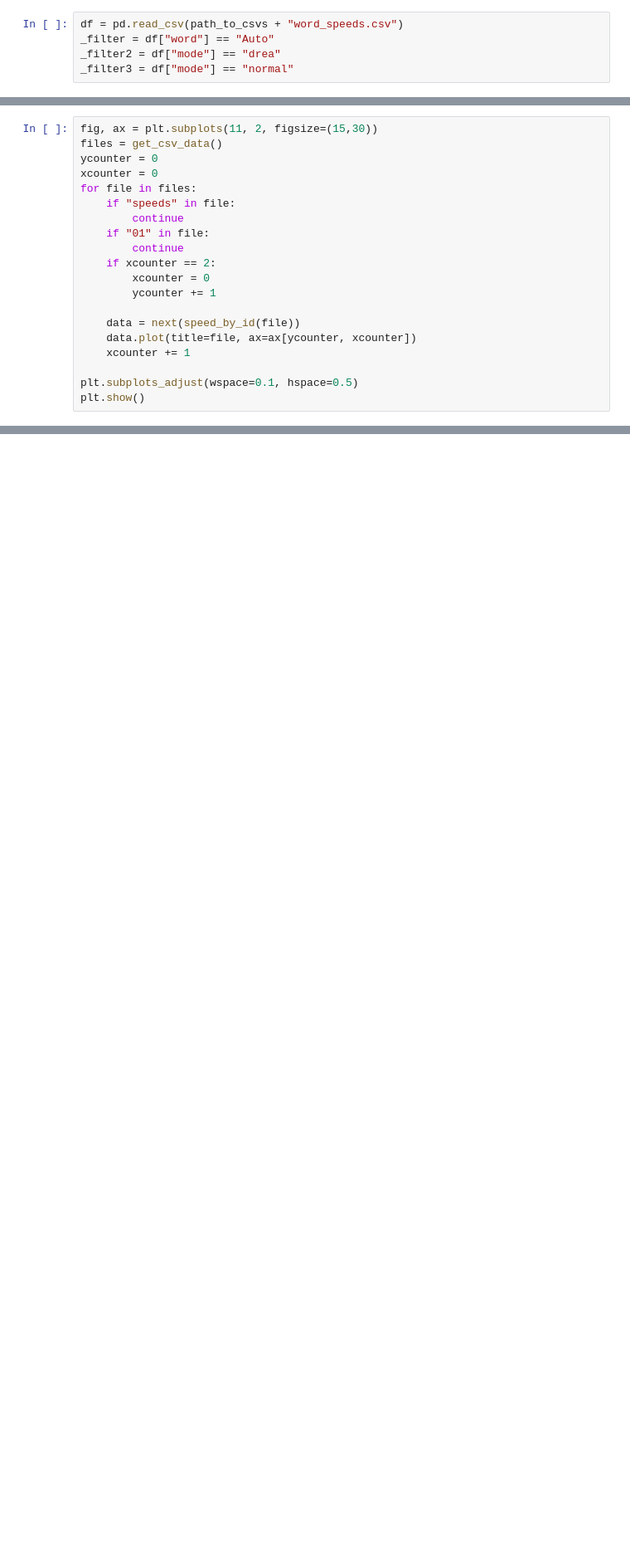
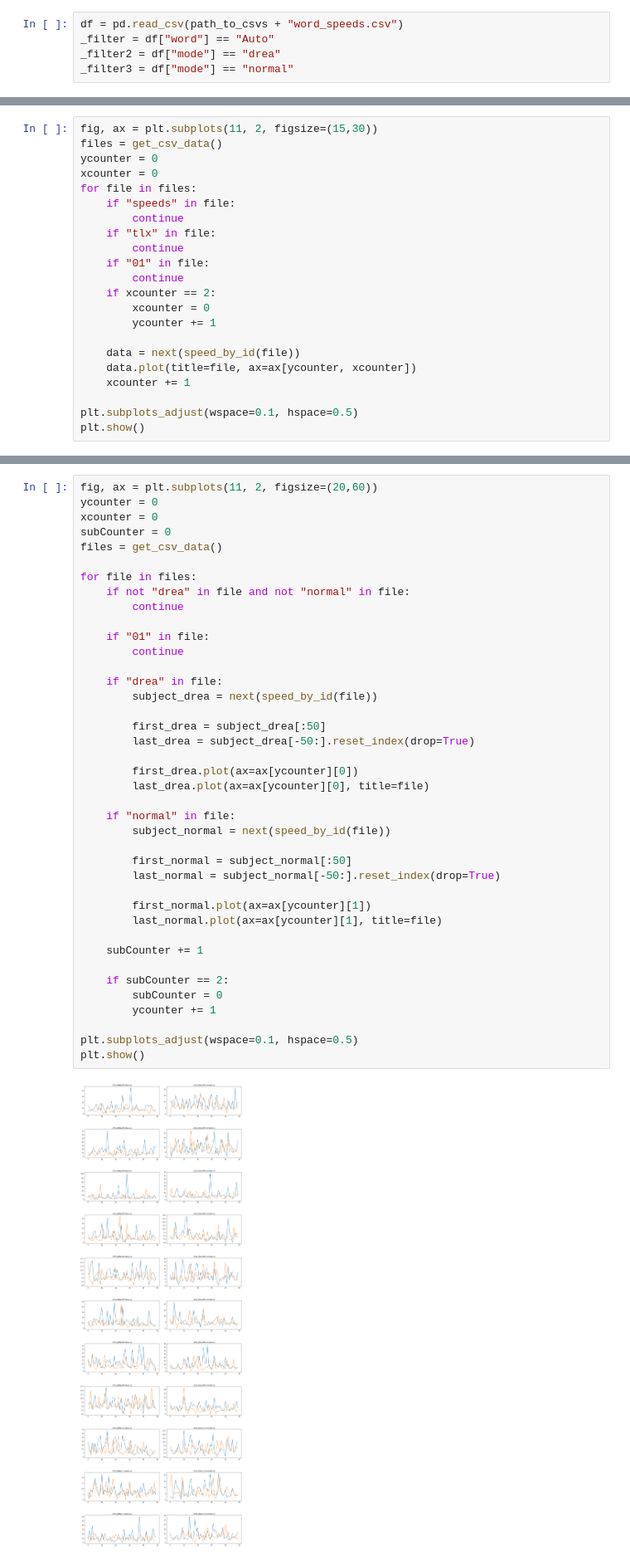
Before and after one commit to nickcrisci/Bachelorarbeit, a Jupyter notebook: Analyse.ipynb, the cells around one changed output, grey strips where cells are left out. Shown at 83% size. Drawn from its saved outputs; the diff is of its cells as text; blank space fills up the shorter version.

```diff
--- a/Analyse.ipynb
+++ b/Analyse.ipynb
@@ -438,6 +415,8 @@ ycounter = 0
 xcounter = 0
 for file in files:
     if "speeds" in file:
+        continue
+    if "tlx" in file:
         continue
     if "01" in file:
         continue
@@ -455,0 +433,42 @@ plt.show()
+# %%
+fig, ax = plt.subplots(11, 2, figsize=(20,60))
+ycounter = 0
+xcounter = 0
+subCounter = 0
+files = get_csv_data()
+
+for file in files:
+    if not "drea" in file and not "normal" in file:
+        continue
+
+    if "01" in file:
+        continue
+
+    if "drea" in file:
+        subject_drea = next(speed_by_id(file))
+
+        first_drea = subject_drea[:50]
+        last_drea = subject_drea[-50:].reset_index(drop=True)
+
+        first_drea.plot(ax=ax[ycounter][0])
+        last_drea.plot(ax=ax[ycounter][0], title=file)
+
+    if "normal" in file:
+        subject_normal = next(speed_by_id(file))
+
+        first_normal = subject_normal[:50]
+        last_normal = subject_normal[-50:].reset_index(drop=True)
+
+        first_normal.plot(ax=ax[ycounter][1])
+        last_normal.plot(ax=ax[ycounter][1], title=file)
+
+    subCounter += 1
+
+    if subCounter == 2:
+        subCounter = 0
+        ycounter += 1
+
+plt.subplots_adjust(wspace=0.1, hspace=0.5)
+plt.show()
+# %% [output]
+[figure, added]
```
Also changed, not shown: parts of 11 cells of this notebook, 1 other file.
